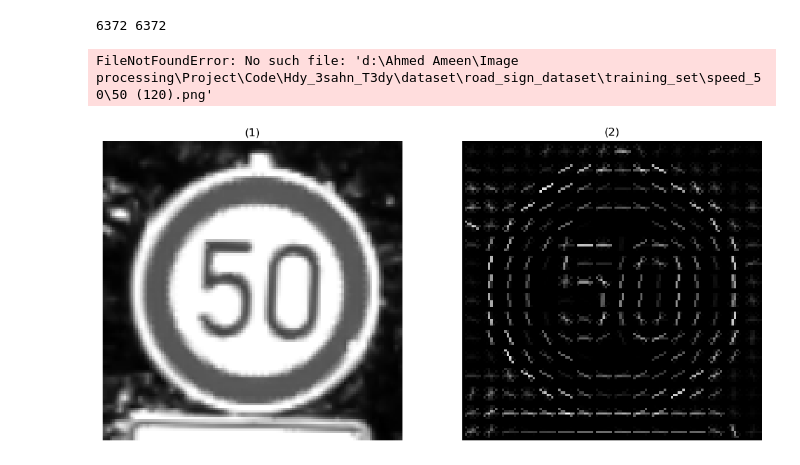
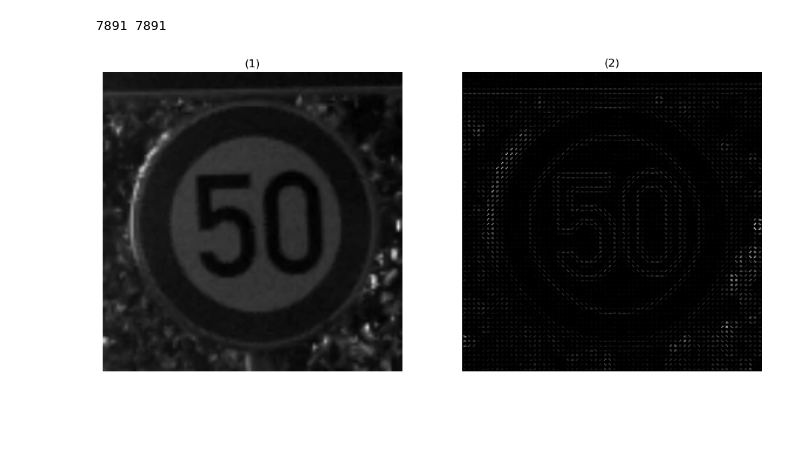
Before and after one commit to ahmedsaad562000/Hdy_3sahn_T3dy, a Jupyter notebook: full_pipeline/main.ipynb, the cells around one changed output. Saved outputs shown, nothing was run; the diff lists cells and outputs as text; code cells hidden in the pictures; blank space fills up the shorter version.

```diff
--- a/full_pipeline/main.ipynb
+++ b/full_pipeline/main.ipynb
@@ -20,30 +20,23 @@ sign_imgs_corr = detect.get_corrleation_matrices("../dataset/corr_signs")
 
 classifier = H3T_Classifier()
 # %%
-classifier.prepare_training_data("../dataset/road_sign_dataset/training_set")
+classifier.prepare_training_data("../speed_classification/road_sign_dataset/training_set")
 classifier.train("svm")
 # %% [output]
-6372 6372
+7891 7891
 # %%
 
 classifier.save_trained_model()
 # %%
 
 classifier.load_trained_model()
-# %%
-# Load the image
-
-
-
-image = io.imread("../dataset/road_sign_dataset/training_set/speed_50/50 (120).png")
-# %% [output]
-FileNotFoundError: No such file: 'd:\Ahmed Ameen\Image processing\Project\Code\Hdy_3sahn_T3dy\dataset\road_sign_dataset\training_set\speed_50\50 (120).png'
 # %%
 from skimage.feature import hog
+image = io.imread("../speed_classification/road_sign_dataset/training_set/speed_50/50 (30).png")
 resized_img = cv2.resize(image, (128, 128))
 gray_image = pp.gray_image(resized_img)
-feature_vector , transformed_hog = hog(gray_image , visualize = True  , pixels_per_cell=(8 , 8) , cells_per_block=(4 , 4) , transform_sqrt=True)
+feature_vector , transformed_hog = hog(gray_image , visualize = True  , pixels_per_cell=(4 , 4) , cells_per_block=(4 , 4) , transform_sqrt=True)
 pp.show_images([gray_image, transformed_hog])
 # %% [output]
-[figure, old version]
+[figure, new version]
 # %%
```
Also changed, not shown: parts of 5 cells of this notebook, 1 other file.
